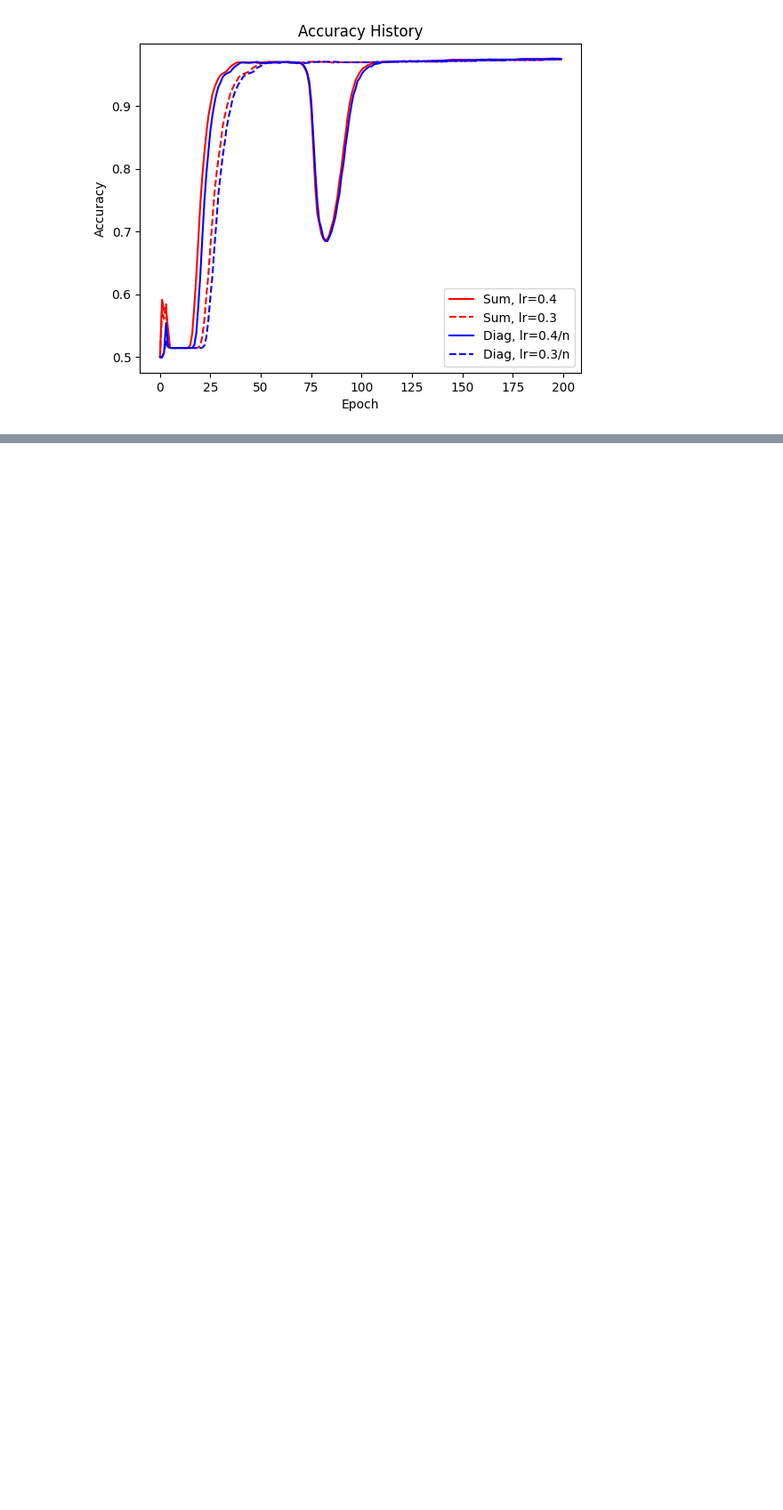
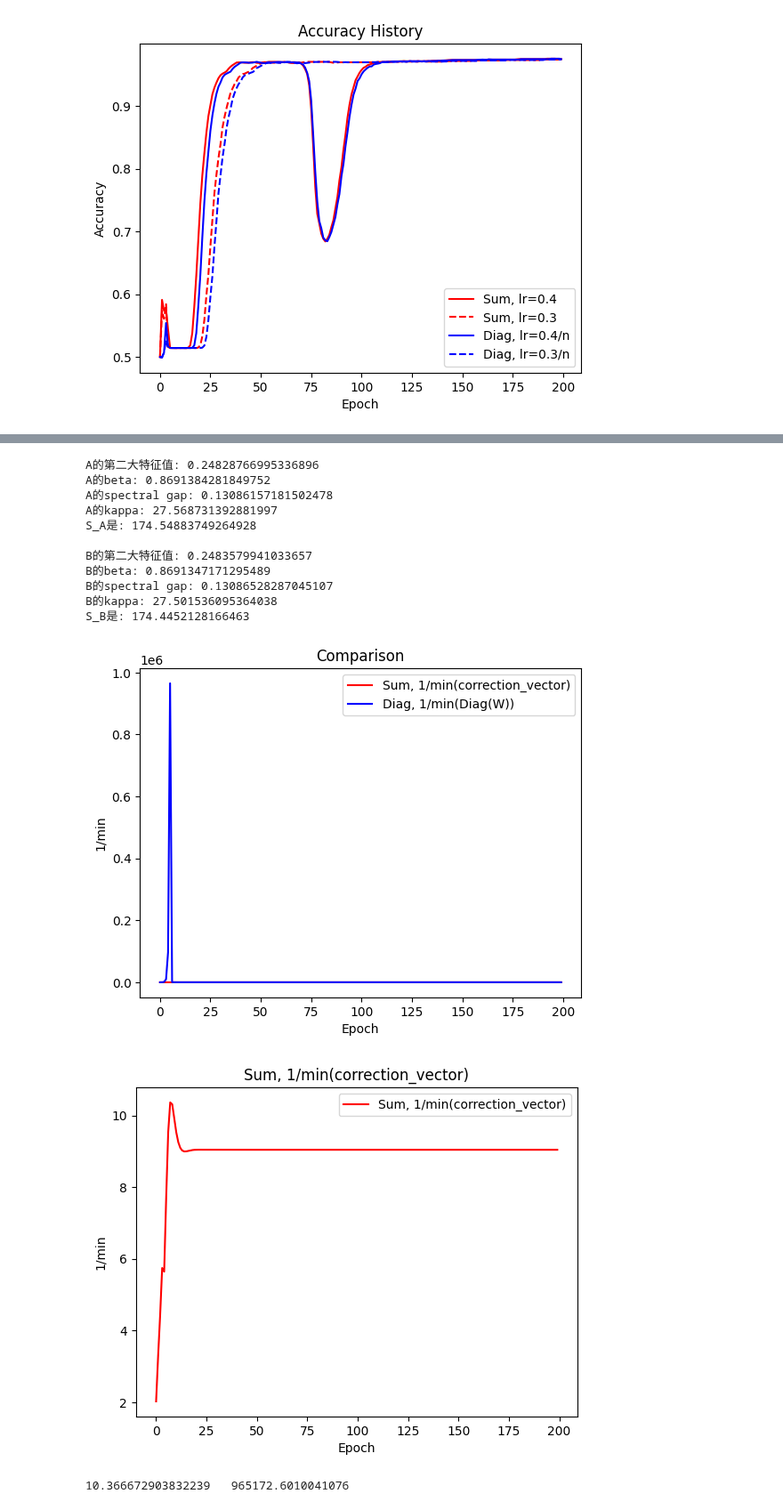
Before and after one commit to Luoxiaogan/PullSum_MNIST, a Jupyter notebook: code/神经网络实验/测试3.ipynb, the cells around one changed output, grey strips where cells are left out. Shown at 89% size. Drawn from its saved outputs; the diff is of its cells as text; code cells hidden in the pictures; blank space fills up the shorter version.

```diff
--- a/code/神经网络实验/测试3.ipynb
+++ b/code/神经网络实验/测试3.ipynb
@@ -78,0 +87,29 @@ plt.show()
+# %%
+n=7
+d=784
+I=np.eye(n)
+one=np.ones(n)
+R=np.outer(one,one)/n
+A=get_xinmeng_like_matrix(n,seed=8026).T #92,241,3287,8026
+A=0.9*A+0.1*I
+B=get_B(A=A,u=2*n,n=n)
+show_row(A)
+show_col(B)
+epochs=200
+_,__=test_row(A=A,epochs=epochs,if_plot=True)
+print(_,' ',__)
+# %% [output]
+A的第二大特征值: 0.24828766995336896
+A的beta: 0.8691384281849752
+A的spectral gap: 0.13086157181502478
+A的kappa: 27.568731392881997
+S_A是: 174.54883749264928
+
+B的第二大特征值: 0.2483579941033657
+B的beta: 0.8691347171295489
+B的spectral gap: 0.13086528287045107
+B的kappa: 27.501536095364038
+S_B是: 174.4452128166463
+[figure, added]
+[figure, added]
+10.366672903832239   965172.6010041076
```
Also changed, not shown: parts of 7 cells of this notebook, 3 other files.
